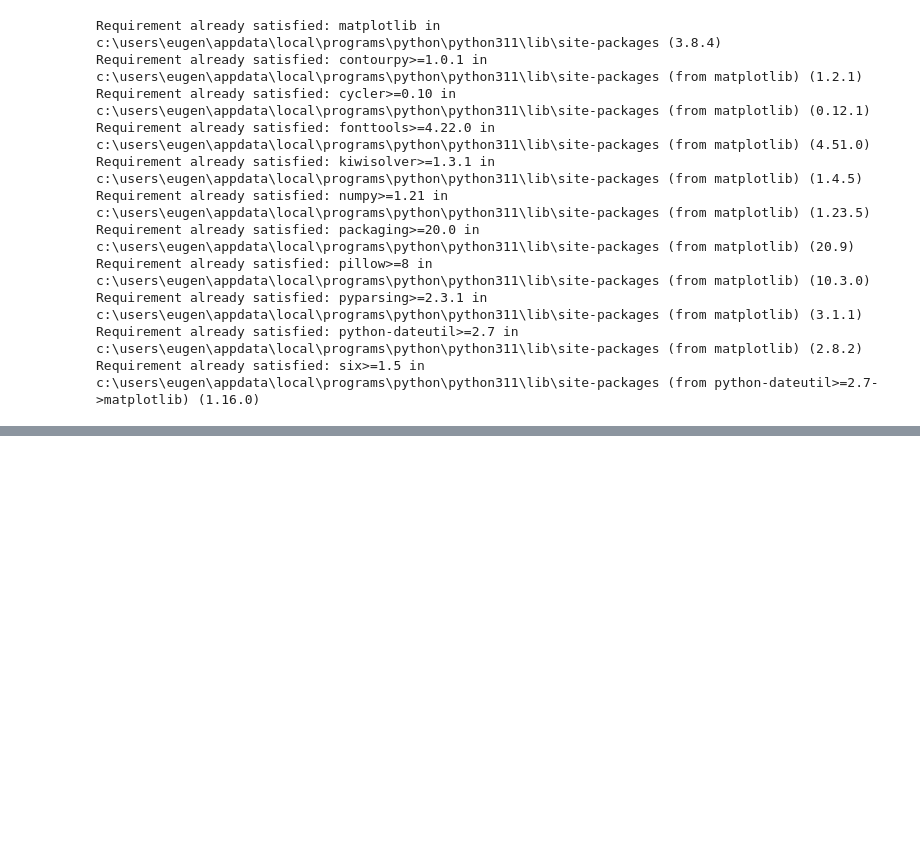
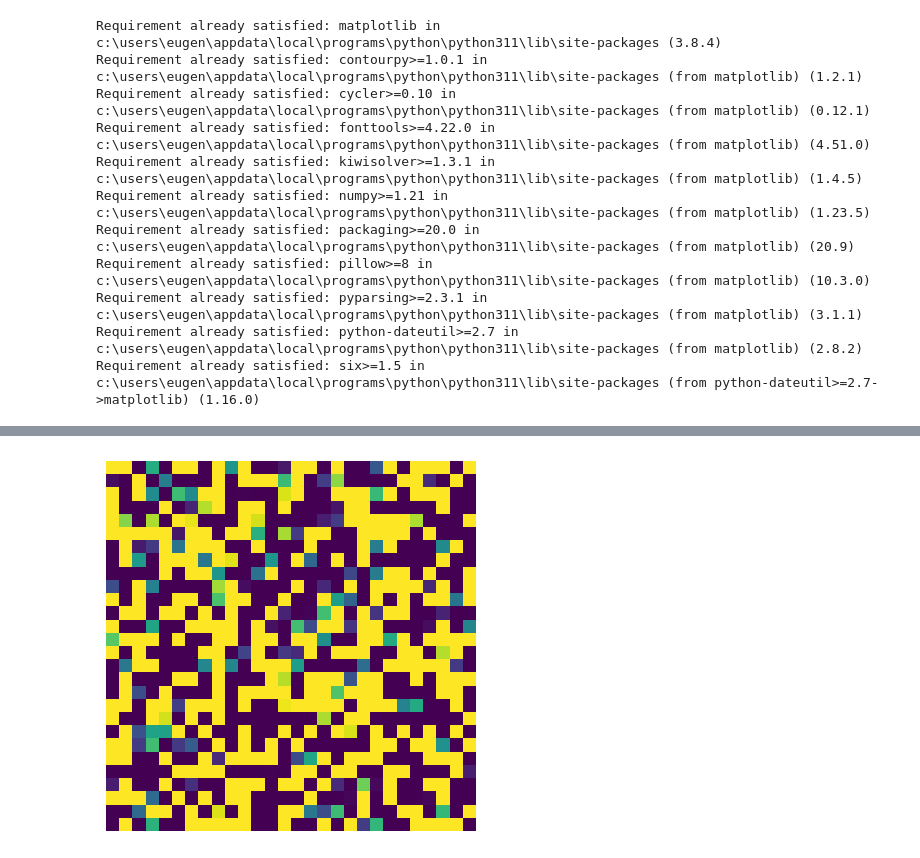
Before and after one commit to Eugenie94/PokemonIA, a Jupyter notebook: pokemon.ipynb, the cells around one changed output, grey strips where cells are left out. Cells and saved outputs as stored; diff of their text form; code cells hidden in the pictures; blank space fills up the shorter version.

Commit message:
another model with big train

```diff
--- a/pokemon.ipynb
+++ b/pokemon.ipynb
@@ -87,7 +88,7 @@ def generate_latent_points(latent_dim, n_samples):
     return x_input
 
 # Entraînement du GAN
-def train_gan(generator, discriminator, gan_model, latent_dim, X_real, n_epochs=100, batch_size=128):
+def train_gan(generator, discriminator, gan_model, latent_dim, X_real, n_epochs=20, batch_size=128):
     half_batch = int(batch_size / 2)
     for epoch in range(n_epochs):
         for i in range(len(X_real) // batch_size):
@@ -132,7 +133,7 @@ discriminator = build_discriminator((resolution, resolution, 1))
 gan_model = build_gan(generator, discriminator)
 
 # Paramètres d'entraînement
-n_epochs = 10
+n_epochs = 20
 batch_size = 128
 
 # Compilation du modèle du discriminateur
@@ -180,0 +162,20 @@ plt.show()
+# %%
+import numpy as np
+import matplotlib.pyplot as plt
+
+# Définir une fonction pour générer une image aléatoire de Pokémon
+def generate_random_pokemon_image(generator, latent_dim):
+    # Générer un bruit aléatoire
+    noise = np.random.normal(0, 1, (1, latent_dim))
+    # Utiliser le générateur pour produire une image
+    generated_image = generator.predict(noise)
+    # Mettre à l'échelle les valeurs des pixels entre 0 et 1
+    generated_image = (generated_image + 1) / 2.0
+    # Afficher l'image générée
+    plt.imshow(generated_image[0])
+    plt.axis('off')
+    plt.show()
+
+# Utiliser la fonction pour générer une image aléatoire de Pokémon
+generate_random_pokemon_image(generator, latent_dim)
+# %% [output]
@@ -180,0 +183 @@ plt.show()
+[figure, added]
```
Also changed, not shown: parts of 4 cells of this notebook.
